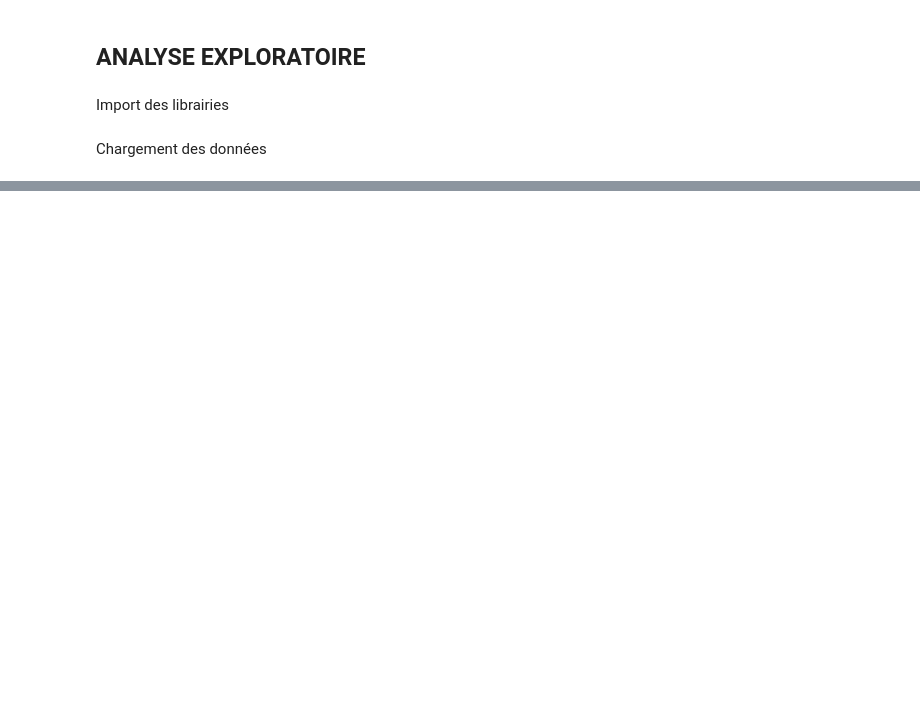
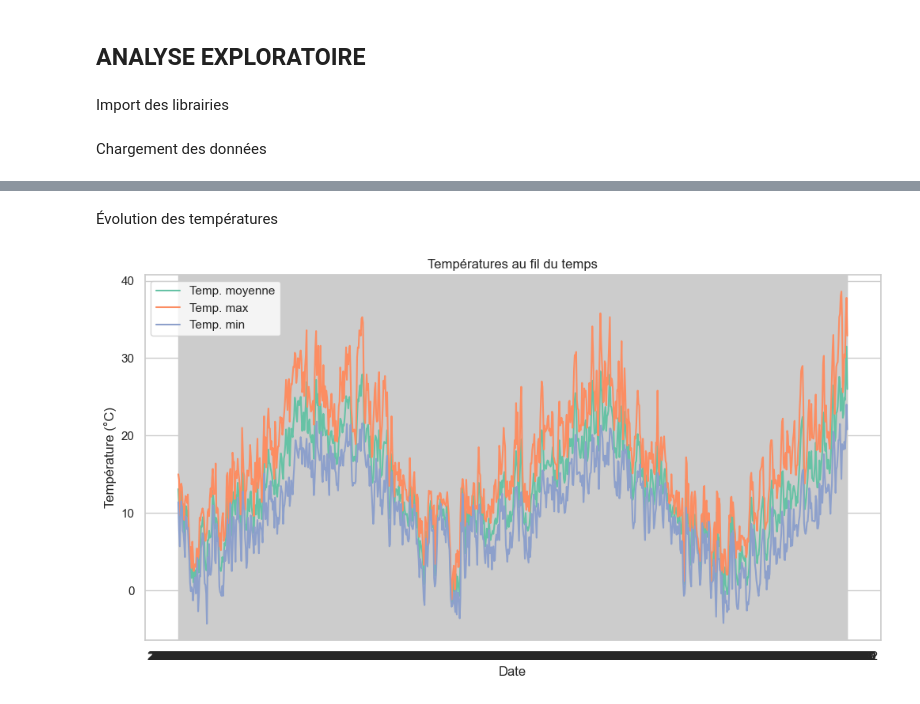
Before and after one commit to CaroleAdg/energy-weather-pipeline, a Jupyter notebook: notebook/01_analyse_exploratoire.ipynb, the cells around one changed output, grey strips where cells are left out. Drawn from its saved outputs; the diff is of its cells as text; code cells hidden in the pictures; blank space fills up the shorter version.

```diff
--- a/notebook/01_analyse_exploratoire.ipynb
+++ b/notebook/01_analyse_exploratoire.ipynb
@@ -25,0 +95,13 @@ FileNotFoundError: [Errno 2] No such file or directory: '../data/meteo_paris.csv
+# %% [markdown]
+Évolution des températures
+# %%
+plt.plot(df["date"], df["temp_moyenne"], label="Temp. moyenne")
+plt.plot(df["date"], df["temp_max"], label="Temp. max")
+plt.plot(df["date"], df["temp_min"], label="Temp. min")
+plt.title("Températures au fil du temps")
+plt.xlabel("Date")
+plt.ylabel("Température (°C)")
+plt.legend()
+plt.show()
+# %% [output]
+[figure, added]
```
Also changed, not shown: parts of 14 cells of this notebook, 15 other files.
